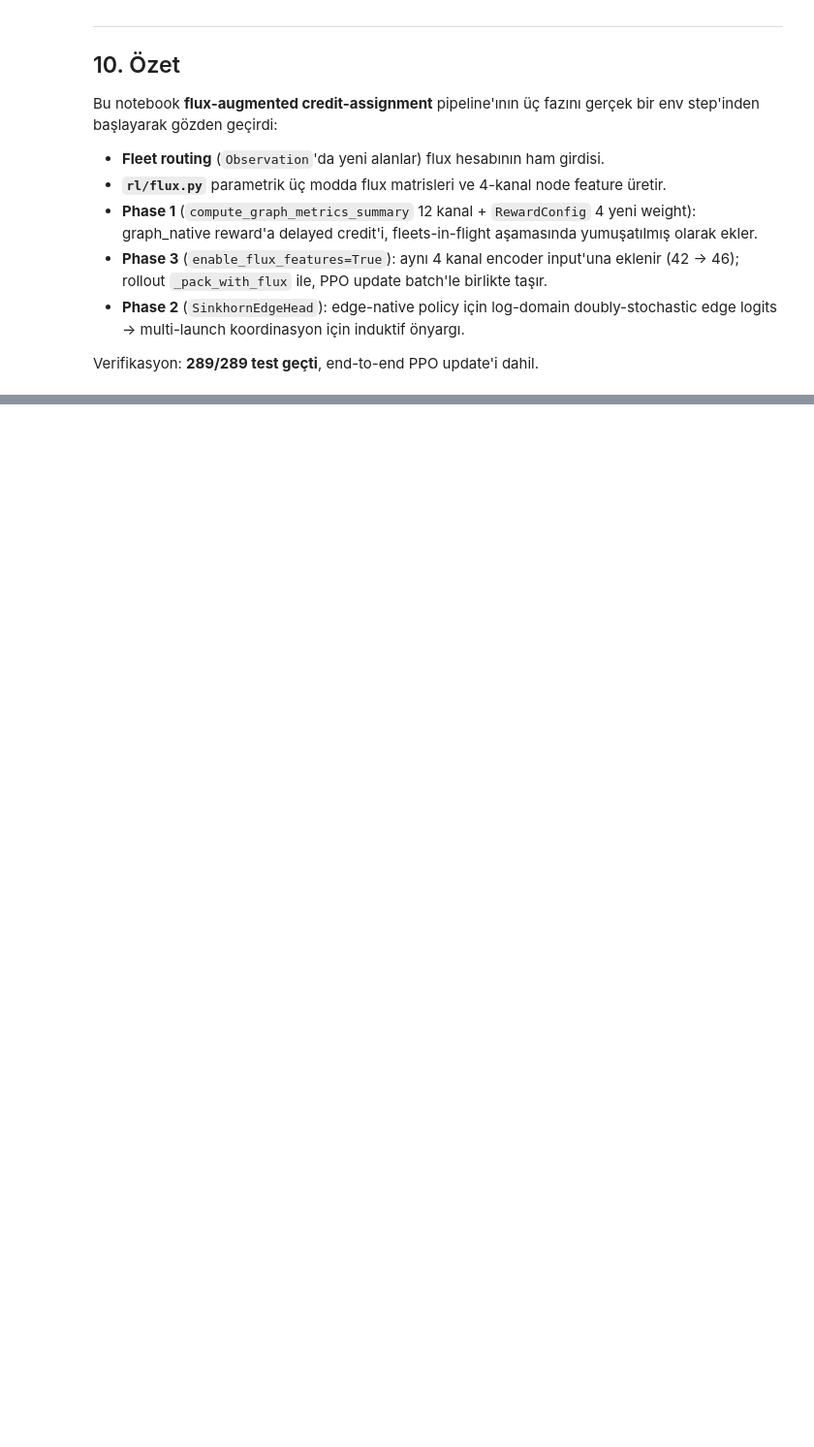
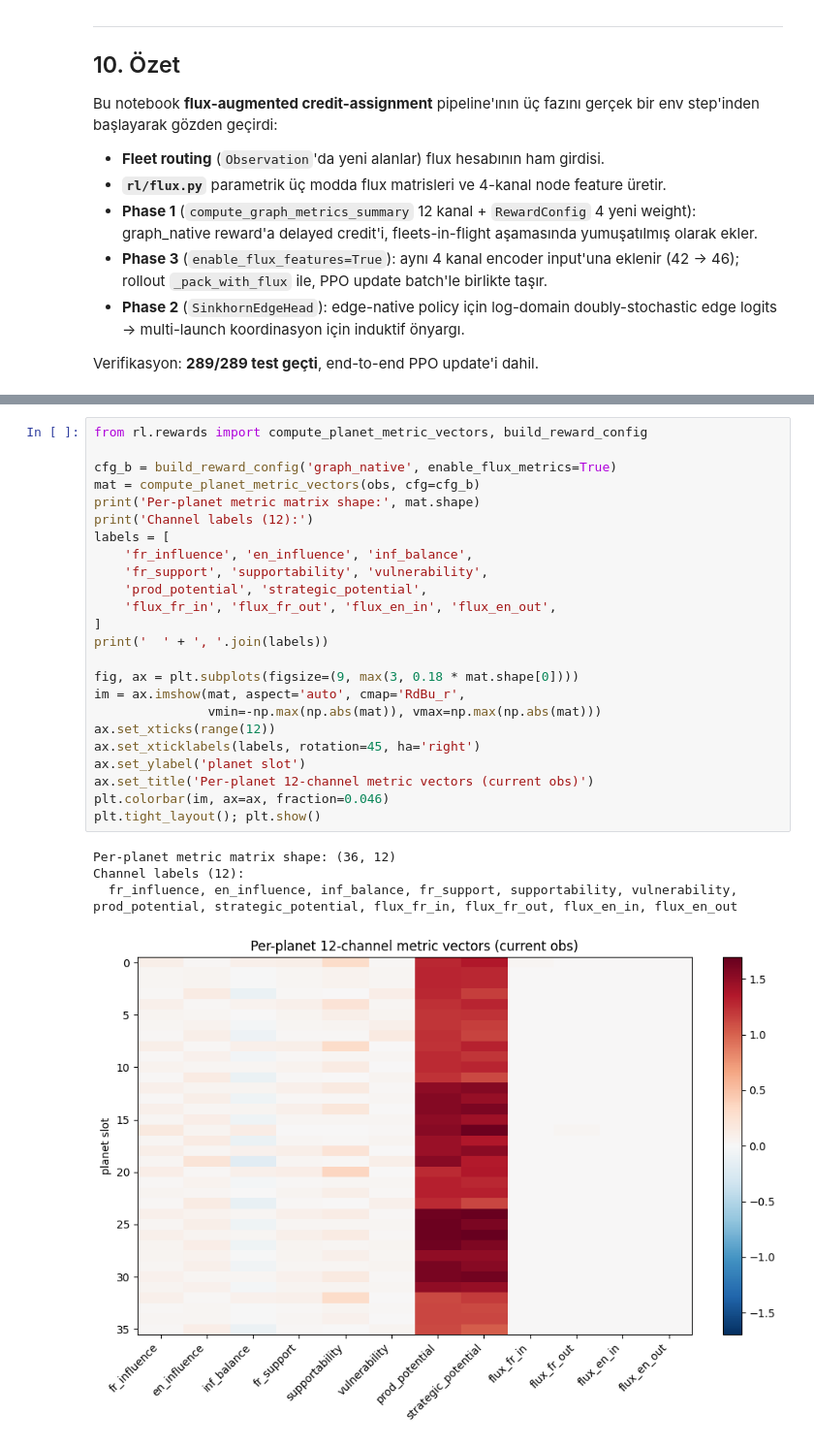
Before and after one commit to DorukSarigun/Orbit_Wars, a Jupyter notebook: docs/orbit_wars_flux_walkthrough.ipynb, the cells around one changed output, grey strips where cells are left out. Shown at 97% size. Saved outputs shown, nothing was run; the diff lists cells and outputs as text; blank space fills up the shorter version.

```diff
--- a/docs/orbit_wars_flux_walkthrough.ipynb
+++ b/docs/orbit_wars_flux_walkthrough.ipynb
@@ -743,0 +807,29 @@ Verifikasyon: **289/289 test geçti**, end-to-end PPO update'i dahil.
+# %%
+from rl.rewards import compute_planet_metric_vectors, build_reward_config
+
+cfg_b = build_reward_config('graph_native', enable_flux_metrics=True)
+mat = compute_planet_metric_vectors(obs, cfg=cfg_b)
+print('Per-planet metric matrix shape:', mat.shape)
+print('Channel labels (12):')
+labels = [
+    'fr_influence', 'en_influence', 'inf_balance',
+    'fr_support', 'supportability', 'vulnerability',
+    'prod_potential', 'strategic_potential',
+    'flux_fr_in', 'flux_fr_out', 'flux_en_in', 'flux_en_out',
+]
+print('  ' + ', '.join(labels))
+
+fig, ax = plt.subplots(figsize=(9, max(3, 0.18 * mat.shape[0])))
+im = ax.imshow(mat, aspect='auto', cmap='RdBu_r',
+               vmin=-np.max(np.abs(mat)), vmax=np.max(np.abs(mat)))
+ax.set_xticks(range(12))
+ax.set_xticklabels(labels, rotation=45, ha='right')
+ax.set_ylabel('planet slot')
+ax.set_title('Per-planet 12-channel metric vectors (current obs)')
+plt.colorbar(im, ax=ax, fraction=0.046)
+plt.tight_layout(); plt.show()
+# %% [output]
+Per-planet metric matrix shape: (36, 12)
+Channel labels (12):
+  fr_influence, en_influence, inf_balance, fr_support, supportability, vulnerability, prod_potential, strategic_potential, flux_fr_in, flux_fr_out, flux_en_in, flux_en_out
+[figure, added]
```
Also changed, not shown: parts of 19 cells of this notebook.
